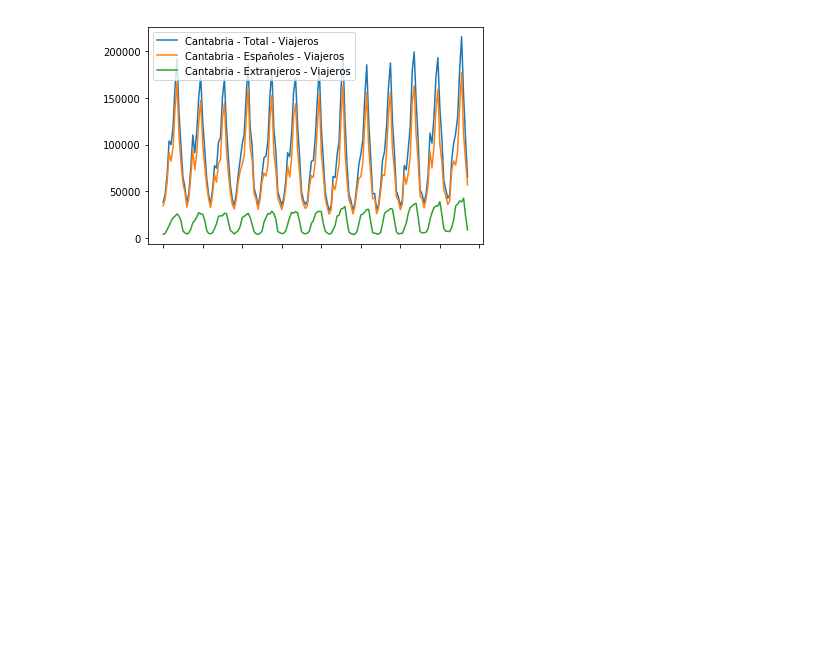
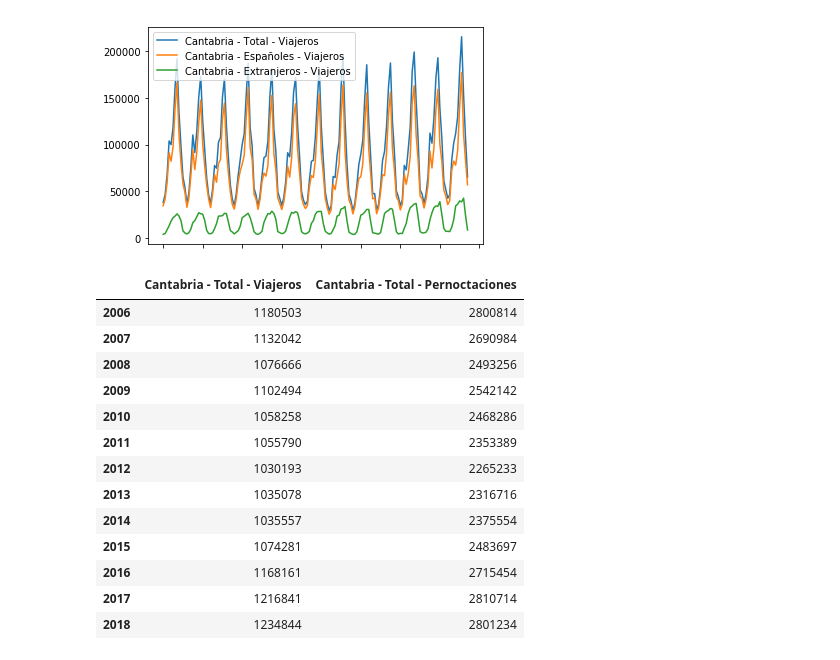
Before and after one commit to joseney19/tg, a Jupyter notebook: ImpactoTurismoCantabria.ipynb, the cells around one changed output. Cells and saved outputs as stored; diff of their text form; code cells hidden in the pictures; blank space fills up the shorter version.

```diff
--- a/ImpactoTurismoCantabria.ipynb
+++ b/ImpactoTurismoCantabria.ipynb
@@ -93,3 +91,21 @@ df1[df1.columns[[0,3,33]]].plot()
 # %% [output]
 <matplotlib.axes._subplots.AxesSubplot at 0x...>
 [figure]
+# %%
+totals = df1.groupby(df1.index.str.slice(0,4)).sum()[['Cantabria - Total - Viajeros', 'Cantabria - Total - Pernoctaciones']]
+totals
+# %% [output]
+|  | Cantabria - Total - Viajeros | Cantabria - Total - Pernoctaciones |
+| 2006 | 1180503 | 2800814 |
+| 2007 | 1132042 | 2690984 |
+| 2008 | 1076666 | 2493256 |
+| 2009 | 1102494 | 2542142 |
+| 2010 | 1058258 | 2468286 |
+| 2011 | 1055790 | 2353389 |
+| 2012 | 1030193 | 2265233 |
+| 2013 | 1035078 | 2316716 |
+| 2014 | 1035557 | 2375554 |
+| 2015 | 1074281 | 2483697 |
+| 2016 | 1168161 | 2715454 |
+| 2017 | 1216841 | 2810714 |
+| 2018 | 1234844 | 2801234 |
```
Also changed, not shown: parts of 10 cells of this notebook, 10 other files.
